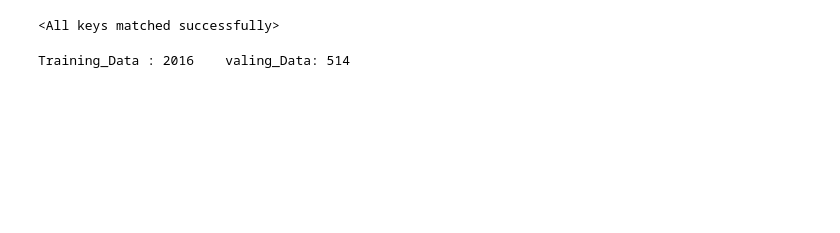
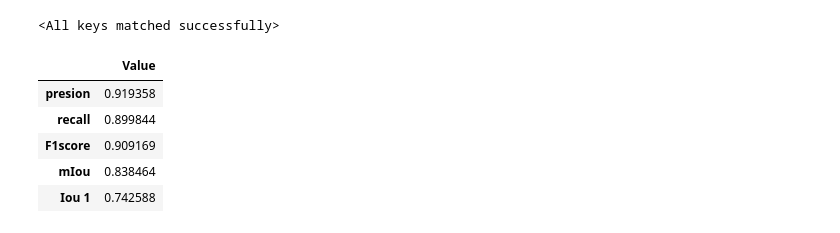
Before and after one commit to JunchuanYu/SAM-CFFNet, a Jupyter notebook: demo.ipynb, the cells around one changed output. Saved outputs shown, nothing was run; the diff lists cells and outputs as text; code cells hidden in the pictures; blank space fills up the shorter version.

```diff
--- a/demo.ipynb
+++ b/demo.ipynb
@@ -45,7 +52,37 @@ weight_dict = torch.load(model_weight_path, map_location='cuda')['state_dict']
 model.load_state_dict(weight_dict)
 # %% [output]
 <All keys matched successfully>
-# %%
-_, val_loader = make_data_loaders(args)
-# %% [output]
-Training_Data : 2016    valing_Data: 514
+# %%
+class jpeg_png_Dataset(torch.utils.data.Dataset):
+    def __init__(self, data_dir):
+
+        self.images_dir = data_dir + os.sep + 'images'
+        self.labels_dir = data_dir + os.sep + 'labels'
+        img_list    = sorted(os.listdir(self.images_dir))
+        images = [i for i in img_list if i.endswith('.jpeg')]
+        random.shuffle(images)
+        self.images = images
+
+
+        self.inp_size=1024
+
+        self.img_transform = torchvision.transforms.Compose([
+        torchvision.transforms.Resize((self.inp_size, self.inp_size)),
+        torchvision.transforms.ToTensor()
+    ])
+
+        self.mask_transform = torchvision.transforms.Compose([
+        torchvision.transforms.Resize((self.inp_size, self.inp_size)),
+        torchvision.transforms.Grayscale(),  # 将图像转换为灰度模式
+        torchvision.transforms.Lambda(lambda x: x.point(lambda p: p > 128 and 255)),  # 进行二值化操作
+        torchvision.transforms.ToTensor(),
+    ])
+
+    def __len__(self):
+        return len(self.images)
+
+    def __getitem__(self, i):
+        PILimg = Image.open(self.images_dir + os.sep + self.images[i])
+        label_arry = Image.open(self.labels_dir + os.sep + self.images[i][:-5] + '.png')
+
+        return self.img_transform(PILimg),  self.mask_transform(label_arry)#PILlabel)
@@ -52,3 +92,14 @@ Training_Data : 2016    valing_Data: 514
 # %%
 evaluator = Evaluator(2)
-test_reselt  = validationing(val_loader,   model,  0, evaluator, args)
+
+test_reselt  = validationing(data_loader,   model,  0, evaluator, args)
+df = pd.DataFrame.from_dict(test_reselt, orient='index', columns=['Value'])
+df = df.loc[['presion', 'recall', 'F1score', 'mIou', 'Iou 1']]
+df
+# %% [output]
+|  | Value |
+| presion | 0.919358 |
+| recall | 0.899844 |
+| F1score | 0.909169 |
+| mIou | 0.838464 |
+| Iou 1 | 0.742588 |
```
Also changed, not shown: parts of 7 cells of this notebook, 31 other files.
